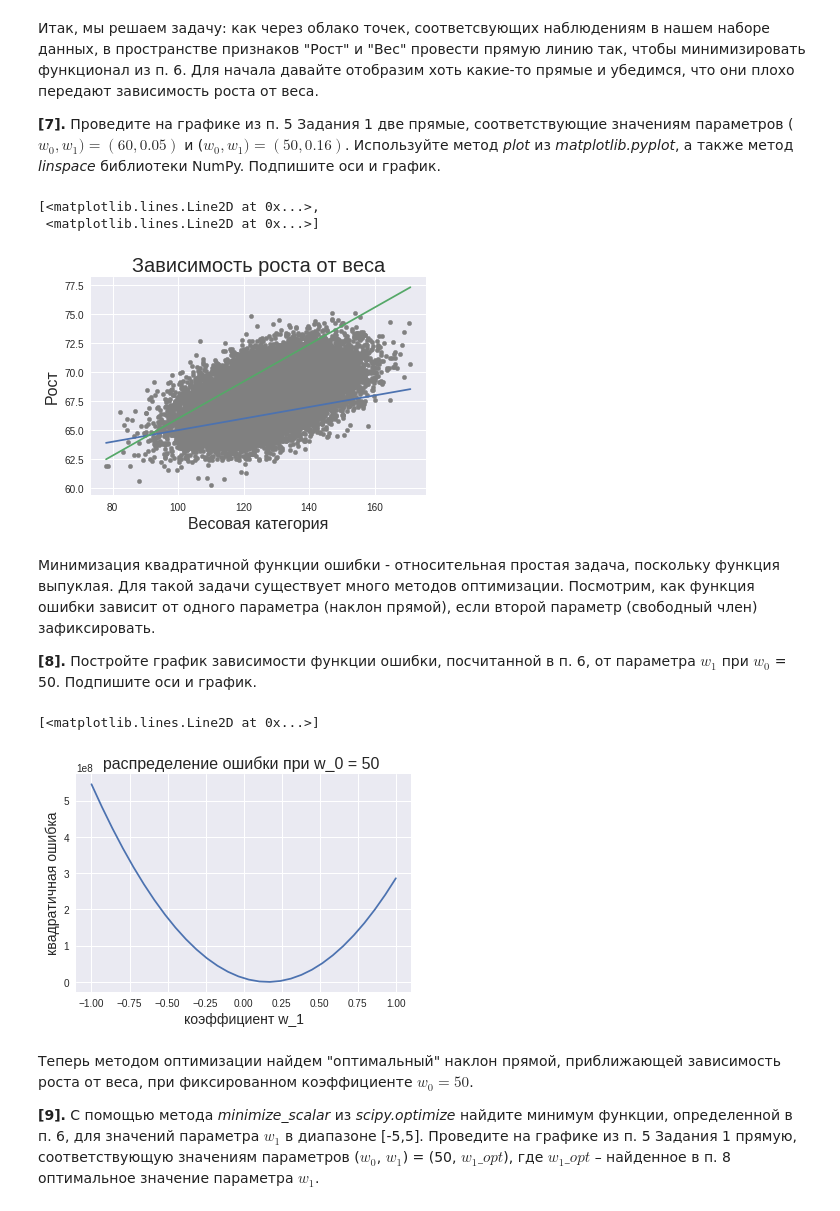
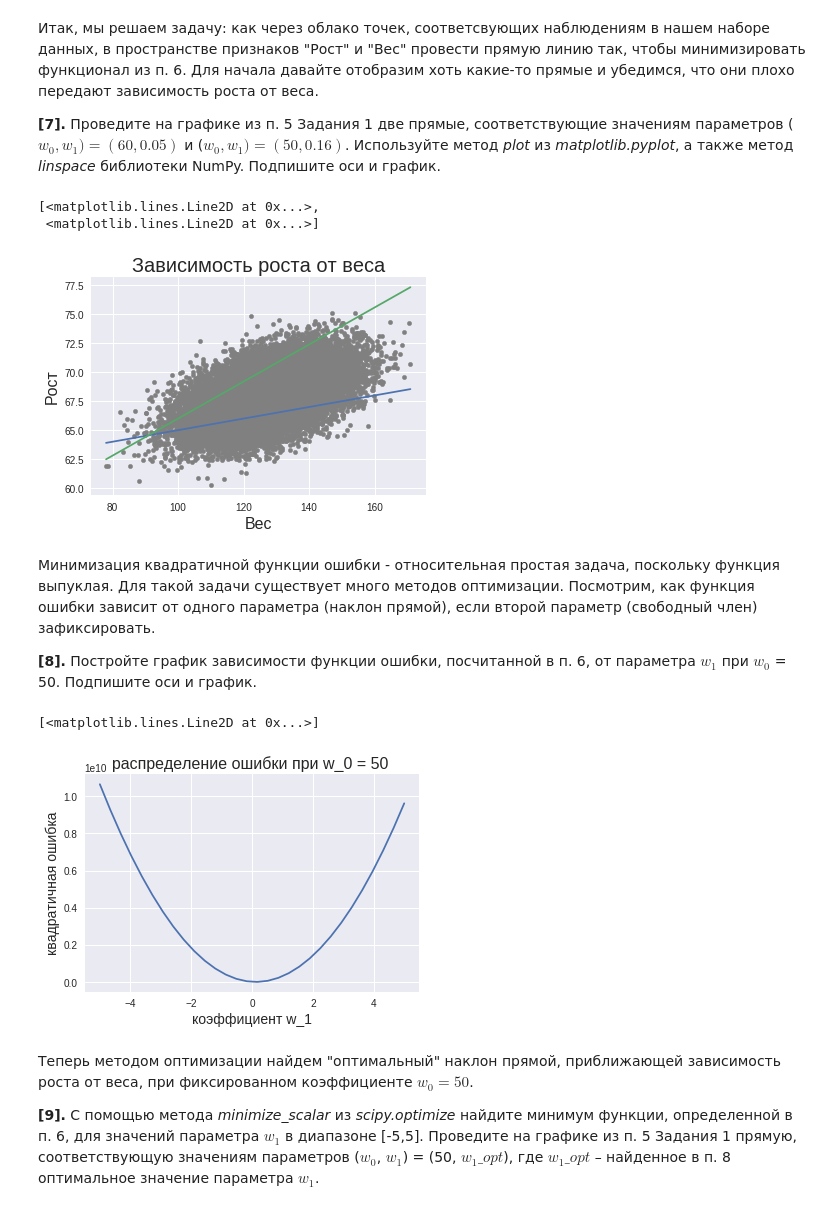
Before and after one commit to MacJei/coursera-cmp2, a Jupyter notebook: w1/peer_review_linreg_height_weight.ipynb, the cells around one changed output. Drawn from its saved outputs; the diff is of its cells as text; code cells hidden in the pictures.

```diff
--- a/w1/peer_review_linreg_height_weight.ipynb
+++ b/w1/peer_review_linreg_height_weight.ipynb
@@ -162,23 +160,21 @@ plt.title(u'Зависимость роста от веса', fontsize=20)
 $$error(w_0, w_1) = \sum_{i=1}^n {(y_i - (w_0 + w_1 * x_i))}^2 $$
 Здесь $n$ – число наблюдений в наборе данных, $y_i$ и $x_i$ – рост и вес $i$-ого человека в наборе данных.
 # %%
-# Ваш код здесь
+# вспомогательная функция вычисления предсказания по формуле
+def predict(w_0, w_1, x_i):
+    return w_0 + w_1 * x_i
+
+# вычисление квадратичной ошибки приближения
 def squared_error(w_0, w_1, x, y):
-    sum = 0
+    sum = 0.0
     for x_i, y_i in zip(x, y):
-        sum = sum + (y_i - (w_0 + w_1 * x_i))**2
+        sum = sum + (y_i - predict(w_0, w_1, x_i))**2
     return sum
 # %% [markdown]
 Итак, мы решаем задачу: как через облако точек, соответсвующих наблюдениям в нашем наборе данных, в пространстве признаков "Рост" и "Вес" провести прямую линию так, чтобы минимизировать функционал из п. 6. Для начала давайте отобразим хоть какие-то прямые и убедимся, что они плохо передают зависимость роста от веса.
 
 **[7].** Проведите на графике из п. 5 Задания 1 две прямые, соответствующие значениям параметров ($w_0, w_1) = (60, 0.05)$ и ($w_0, w_1) = (50, 0.16)$. Используйте метод *plot* из *matplotlib.pyplot*, а также метод *linspace* библиотеки NumPy. Подпишите оси и график.
 # %%
-# Ваш код здесь
-
-# вспомогательная функция вычисления предсказания по формуле
-def predict(w_0, w_1, x_i):
-    return w_0 + w_1 * x_i
-
 # берем х-координаты из данных для крайних точек прямой
 x_min = min(data['Weight'])
 x_max = max(data['Weight'])
@@ -186,7 +182,7 @@ x_max = max(data['Weight'])
 # создаем тестовые данные для веса
 x = np.linspace(x_min, x_max, data.shape[0])
 
-# вычисляем предсказания роста по тестовым данным по заданным коэффициентам
+# вычисляем предсказания роста по тестовым данным веса по заданным коэффициентам
 w_0 = 60.0
 w_1 = .05
 y1 = [predict(w_0, w_1, x_i) for x_i in x]
@@ -198,38 +194,36 @@ y2 = [predict(w_0, w_1, x_i) for x_i in x]
 # строим графики прямых, важна последовательность вызова plot
 
 data.plot(y='Height', x='Weight', kind='scatter', color='grey')
-plt.xlabel(u'Весовая категория', fontsize=16)
+plt.xlabel(u'Вес', fontsize=16)
 plt.ylabel(u'Рост', fontsize=16)
 plt.title(u'Зависимость роста от веса', fontsize=20)
 plt.plot(x, y1, x, y2)
 # %% [output]
 [<matplotlib.lines.Line2D at 0x...>,
  <matplotlib.lines.Line2D at 0x...>]
-[figure, old version]
+[figure, new version]
 # %% [markdown]
 Минимизация квадратичной функции ошибки - относительная простая задача, поскольку функция выпуклая. Для такой задачи существует много методов оптимизации. Посмотрим, как функция ошибки зависит от одного параметра (наклон прямой), если второй параметр (свободный член) зафиксировать.
 
 **[8].** Постройте график зависимости функции ошибки, посчитанной в п. 6, от параметра $w_1$ при $w_0$ = 50. Подпишите оси и график.
 # %%
-# Ваш код здесь
-
 # фиксируем w_0
 w_0 = 50.0
 
-# создаем 30 значений для w_1 в небольшом диапазоне -1, 1
-w1 = np.linspace(-1.0, 1.0, num = 30)
+# создаем 30 значений для w_1 в небольшом диапазоне -5, 5
+w1 = np.linspace(-5.0, 5.0, num = 30)
 
 # получаем распределение ошибки для тестовой выборки (вес x, рост y2)
 # при зафиксированном w_0 изменяем w_1
-errors = [ squared_error(w_0, w_1, x, y2) for w_1 in w1]
+errors = [ squared_error(w_0, w_1, x, y1) for w_1 in w1]
 
 plt.xlabel(u'коэффициент w_1', fontsize=14)
 plt.ylabel(u'квадратичная ошибка', fontsize=14)
 plt.title(u'распределение ошибки при w_0 = 50 ', fontsize=16)
 plt.plot(w1, errors)
 # %% [output]
 [<matplotlib.lines.Line2D at 0x...>]
-[figure, old version]
+[figure, new version]
 # %% [markdown]
 Теперь методом оптимизации найдем "оптимальный" наклон прямой, приближающей зависимость роста от веса, при фиксированном коэффициенте $w_0 = 50$.
 
```
Also changed, not shown: parts of 8 cells of this notebook, 2 other files.
